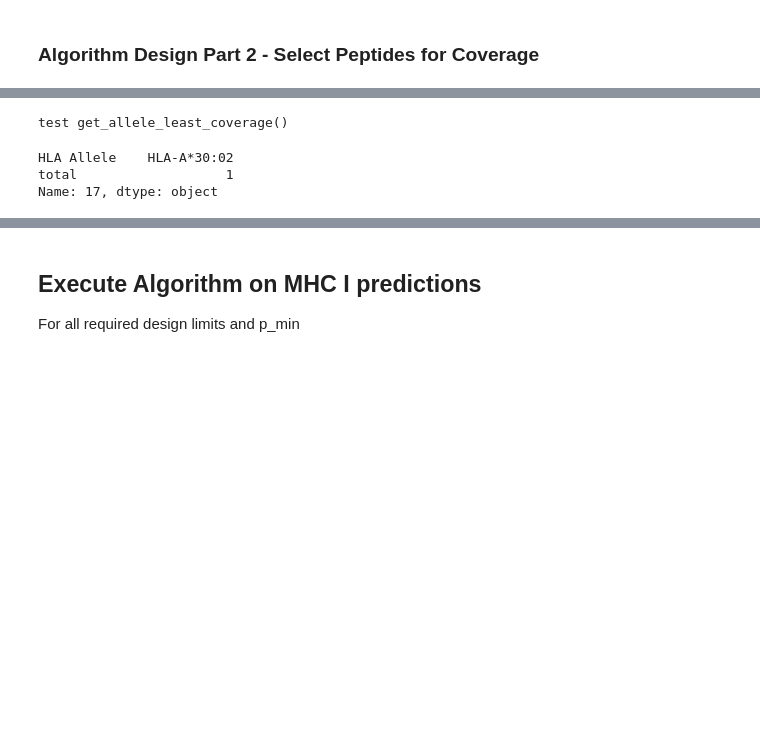
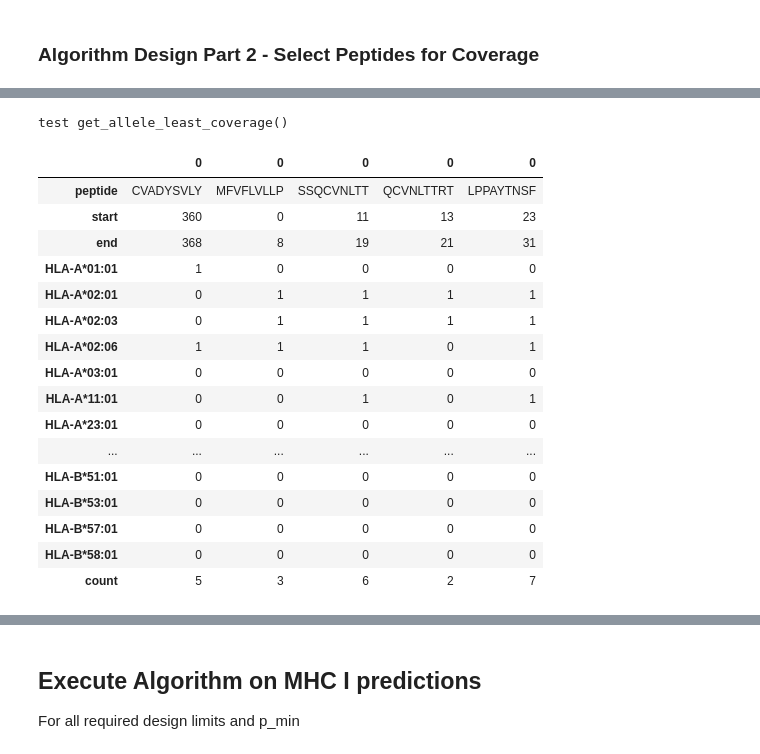
Before and after one commit to ryanquinnnelson/CMU-02718-HW5, a Jupyter notebook: 02_518_02_718_HW_5_ryann.ipynb, the cells around one changed output, grey strips where cells are left out. Cells and saved outputs as stored; diff of their text form; code cells hidden in the pictures; blank space fills up the shorter version.

```diff
--- a/02_518_02_718_HW_5_ryann.ipynb
+++ b/02_518_02_718_HW_5_ryann.ipynb
@@ -1166,10 +1200,22 @@ def get_allele_least_coverage(df_coverage):
 # %%
 print('test get_allele_least_coverage()')
-
-
-get_allele_least_coverage(df_coverage_test.head())
+df_coverage_test.head().T
 # %% [output]
 test get_allele_least_coverage()
-HLA Allele    HLA-A*30:02
-total                   1
-Name: 17, dtype: object
+|  | 0 | 0 | 0 | 0 | 0 |
+| peptide | CVADYSVLY | MFVFLVLLP | SSQCVNLTT | QCVNLTTRT | LPPAYTNSF |
+| start | 360 | 0 | 11 | 13 | 23 |
+| end | 368 | 8 | 19 | 21 | 31 |
+| HLA-A*01:01 | 1 | 0 | 0 | 0 | 0 |
+| HLA-A*02:01 | 0 | 1 | 1 | 1 | 1 |
+| HLA-A*02:03 | 0 | 1 | 1 | 1 | 1 |
+| HLA-A*02:06 | 1 | 1 | 1 | 0 | 1 |
+| HLA-A*03:01 | 0 | 0 | 0 | 0 | 0 |
+| HLA-A*11:01 | 0 | 0 | 1 | 0 | 1 |
+| HLA-A*23:01 | 0 | 0 | 0 | 0 | 0 |
+| ... | ... | ... | ... | ... | ... |
+| HLA-B*51:01 | 0 | 0 | 0 | 0 | 0 |
+| HLA-B*53:01 | 0 | 0 | 0 | 0 | 0 |
+| HLA-B*57:01 | 0 | 0 | 0 | 0 | 0 |
+| HLA-B*58:01 | 0 | 0 | 0 | 0 | 0 |
+| count | 5 | 3 | 6 | 2 | 7 |
```
Also changed, not shown: parts of 25 cells of this notebook.
